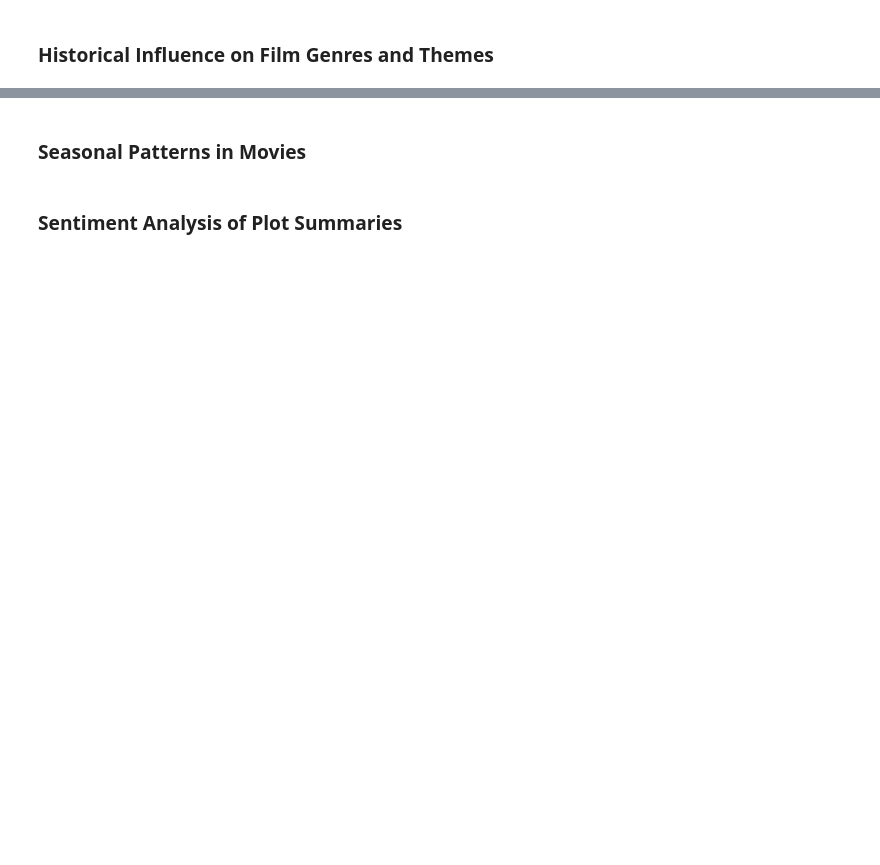
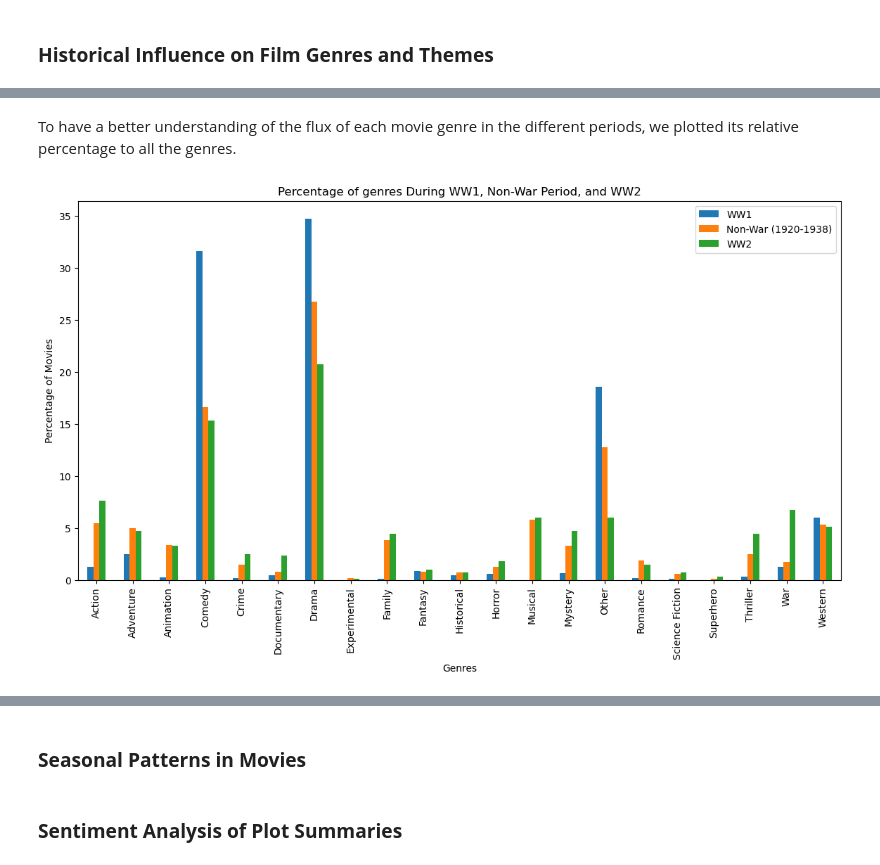
Before and after one commit to epfl-ada/ada-2024-project-semex24, a Jupyter notebook: results.ipynb, the cells around one changed output, grey strips where cells are left out. Drawn from its saved outputs; the diff is of its cells as text; code cells hidden in the pictures; blank space fills up the shorter version.

```diff
--- a/results.ipynb
+++ b/results.ipynb
@@ -170,0 +186,6 @@ plot_popularity(movies_df)
+# %% [markdown]
+To have a better understanding of the flux of each movie genre in the different periods, we plotted its relative percentage to all the genres.
+# %%
+percentage_genres_war_periods(movies_df)
+# %% [output]
+[figure, added]
```
Also changed, not shown: parts of 18 cells of this notebook, 1 other file.
